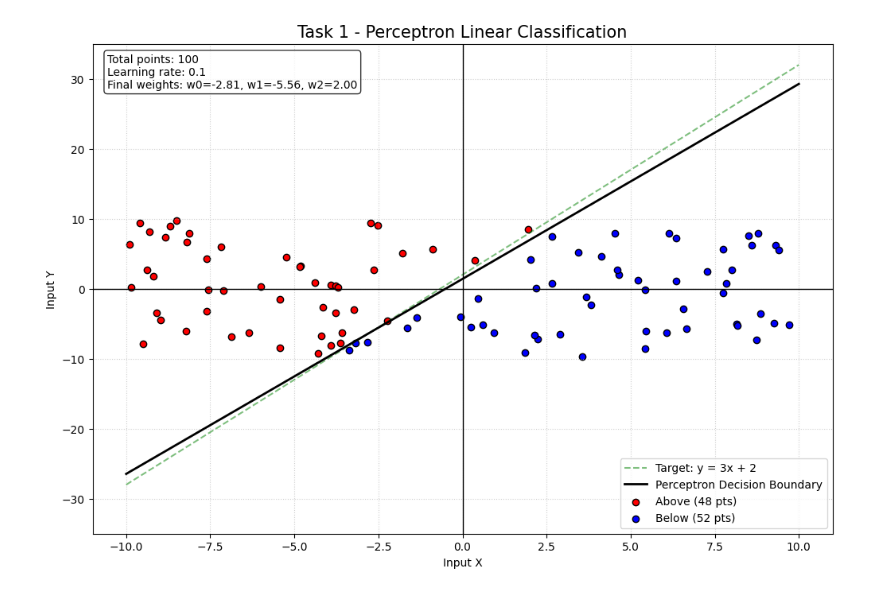
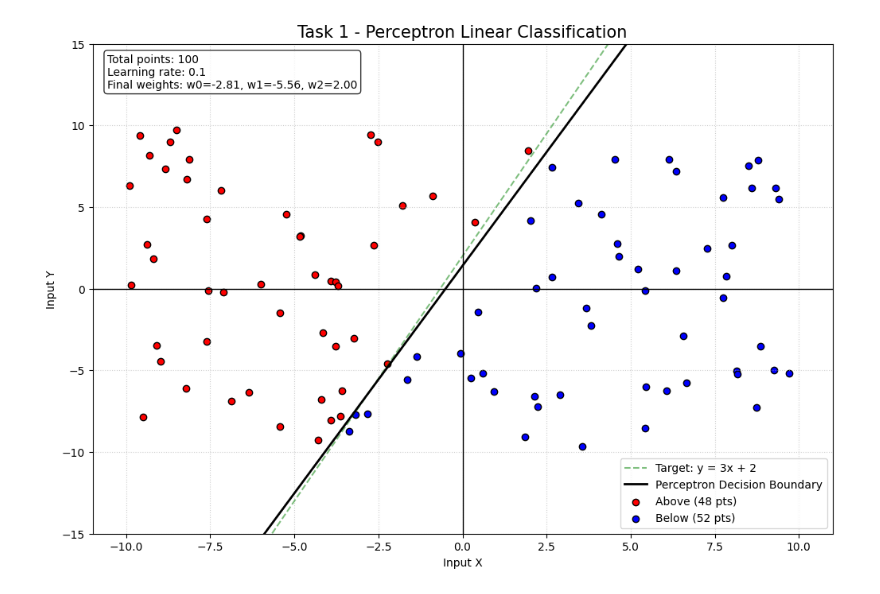
Before and after one commit to jirka-val/Unconventional-Algorithms, a Jupyter notebook: notebooks/01_perceptron.ipynb, the cells around one changed output. Drawn from its saved outputs; the diff is of its cells as text; code cells hidden in the pictures.

```diff
--- a/notebooks/01_perceptron.ipynb
+++ b/notebooks/01_perceptron.ipynb
@@ -16,23 +15,21 @@ X = np.random.uniform(-10, 10, (100, 2))
 y_true = np.array([1 if p[1] > (3 * p[0] + 2) else -1 for p in X])
 # %%
-import os
-
 # 1. Příprava
 output_dir = "../results/01_perceptron"
 os.makedirs(output_dir, exist_ok=True)
 
 # 2. Trénink modelu
-model = Perceptron(input_size=2, lr=0.1, epochs=100)
+model = Perceptron(input_size=2 , lr=0.1, epochs=100)
 model.train(X, y_true)
 
-# 3. Vizualizace s "vychytávkami"
+# 3. Vizualizace
 plt.figure(figsize=(12, 8))
 
-# Vykreslení dělící čáry (Target)
+# Vykreslení dělící čáry
 x_vals = np.array([-10, 10])
 plt.plot(x_vals, 3 * x_vals + 2, 'g--', label='Target: y = 3x + 2', alpha=0.5)
 
-# Vykreslení čáry, kterou reálně našel Perceptron (Decision Boundary)
+# Vykreslení čáry, kterou reálně našel Perceptron
 # Rovnice: w1*x + w2*y + w0 = 0  =>  y = -(w1*x + w0) / w2
 w0, w1, w2 = model.weights
 p_y_vals = -(w1 * x_vals + w0) / w2
@@ -41,32 +38,32 @@ plt.plot(x_vals, p_y_vals, 'k-', label='Perceptron Decision Boundary', linewidth
 # Vykreslení bodů s rozlišením
 red_points = X[y_true == 1]
 blue_points = X[y_true == -1]
 
 plt.scatter(red_points[:, 0], red_points[:, 1], c='red', edgecolors='k', label=f'Above ({len(red_points)} pts)')
 plt.scatter(blue_points[:, 0], blue_points[:, 1], c='blue', edgecolors='k', label=f'Below ({len(blue_points)} pts)')
 
 # Dekorace a info box
 info_text = (f"Total points: {len(X)}\n"
              f"Learning rate: {model.lr}\n"
              f"Final weights: w0={w0:.2f}, w1={w1:.2f}, w2={w2:.2f}")
 
 plt.gca().text(0.02, 0.98, info_text, transform=plt.gca().transAxes,
                verticalalignment='top', bbox=dict(boxstyle='round', facecolor='white', alpha=0.8))
 
 plt.axhline(0, color='black', lw=1)
 plt.axvline(0, color='black', lw=1)
 plt.xlim(-11, 11)
-plt.ylim(-35, 35) # Upraveno, aby byla vidět celá přímka
+plt.ylim(-15, 15)
 plt.title("Task 1 - Perceptron Linear Classification", fontsize=15)
 plt.xlabel("Input X")
 plt.ylabel("Input Y")
 plt.legend(loc='lower right')
 plt.grid(True, linestyle=':', alpha=0.6)
 
 # 4. ULOŽENÍ
 file_path = os.path.join(output_dir, "perceptron_result.png")
 plt.savefig(file_path, dpi=300, bbox_inches='tight')
 
 plt.show()
 # %% [output]
-[figure, old version]
+[figure, new version]
```
Also changed, not shown: parts of 1 cell of this notebook, 4 other files.
